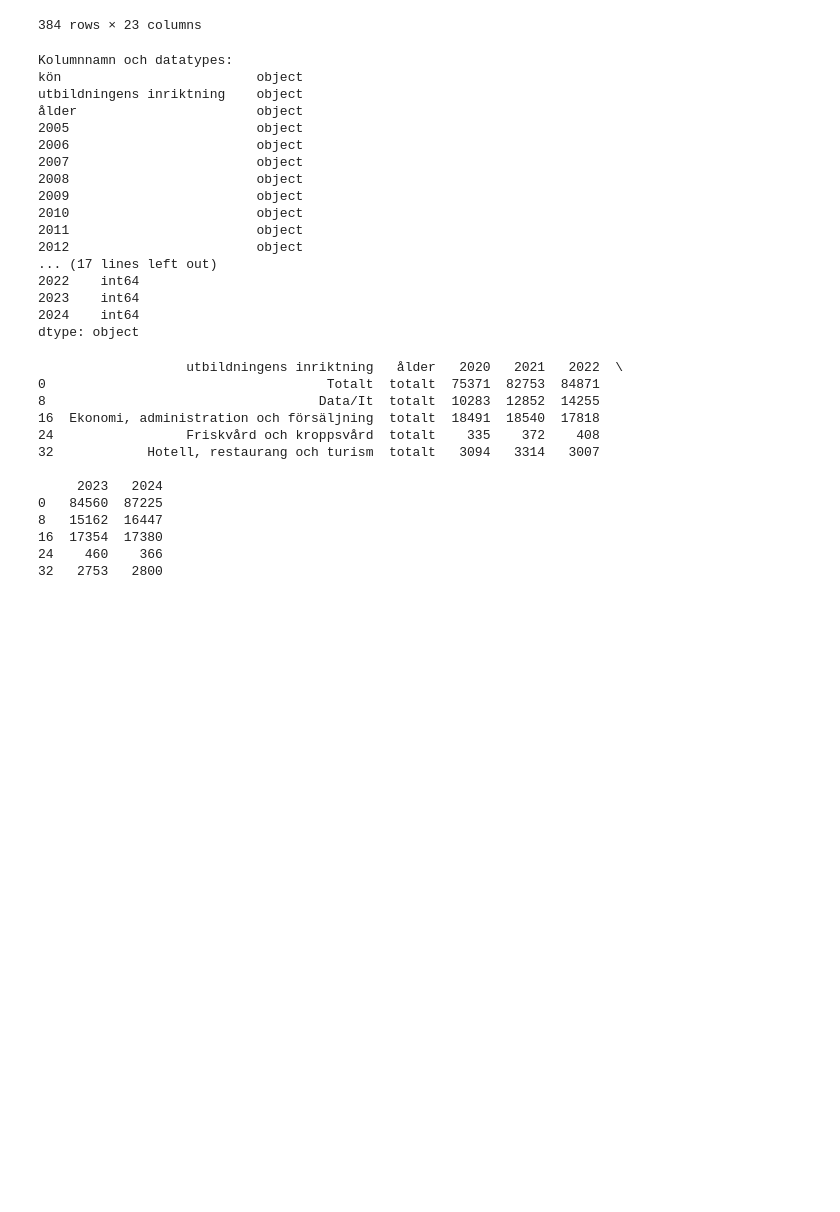
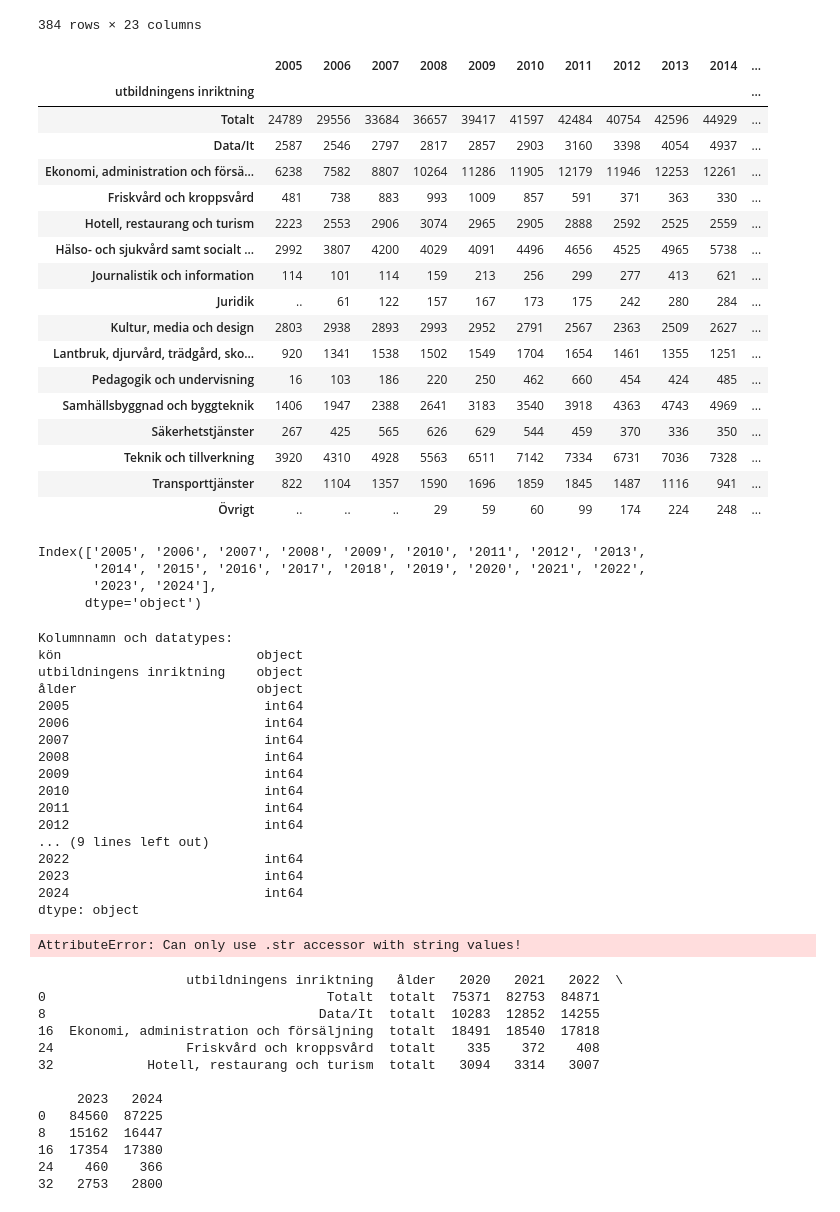
Before and after one commit to AlejandroHiroshima/Data_visualisation_grupp8, a Jupyter notebook: explorations/eda2_alexander.ipynb, the cells around one changed output. Cells and saved outputs as stored; diff of their text form; code cells hidden in the pictures; blank space fills up the shorter version.

```diff
--- a/explorations/eda2_alexander.ipynb
+++ b/explorations/eda2_alexander.ipynb
@@ -29,11 +29,45 @@ Encoding som används: ISO-8859-1
 | 382 | män | Övrigt | 45+ år | .. | .. | .. | .. | 3 | 3 | 4 | ... |
 | 383 | män | Övrigt | uppgift saknas | .. | .. | .. | .. | .. | .. | .. | ... |
 384 rows × 23 columns
+# %%
+df= df.query("kön == 'totalt'")
+df= df.query("ålder == 'totalt'")
+df= df.drop("ålder", axis = 1)
+df_cleaned= df.drop("kön", axis=1).set_index("utbildningens inriktning")
+df_cleaned
+# %% [output]
+|  | 2005 | 2006 | 2007 | 2008 | 2009 | 2010 | 2011 | 2012 | 2013 | 2014 | ... |
+| utbildningens inriktning |  |  |  |  |  |  |  |  |  |  | ... |
+| Totalt | 24789 | 29556 | 33684 | 36657 | 39417 | 41597 | 42484 | 40754 | 42596 | 44929 | ... |
+| Data/It | 2587 | 2546 | 2797 | 2817 | 2857 | 2903 | 3160 | 3398 | 4054 | 4937 | ... |
+| Ekonomi, administration och försä... | 6238 | 7582 | 8807 | 10264 | 11286 | 11905 | 12179 | 11946 | 12253 | 12261 | ... |
+| Friskvård och kroppsvård | 481 | 738 | 883 | 993 | 1009 | 857 | 591 | 371 | 363 | 330 | ... |
+| Hotell, restaurang och turism | 2223 | 2553 | 2906 | 3074 | 2965 | 2905 | 2888 | 2592 | 2525 | 2559 | ... |
+| Hälso- och sjukvård samt socialt ... | 2992 | 3807 | 4200 | 4029 | 4091 | 4496 | 4656 | 4525 | 4965 | 5738 | ... |
+| Journalistik och information | 114 | 101 | 114 | 159 | 213 | 256 | 299 | 277 | 413 | 621 | ... |
+| Juridik | .. | 61 | 122 | 157 | 167 | 173 | 175 | 242 | 280 | 284 | ... |
+| Kultur, media och design | 2803 | 2938 | 2893 | 2993 | 2952 | 2791 | 2567 | 2363 | 2509 | 2627 | ... |
+| Lantbruk, djurvård, trädgård, sko... | 920 | 1341 | 1538 | 1502 | 1549 | 1704 | 1654 | 1461 | 1355 | 1251 | ... |
+| Pedagogik och undervisning | 16 | 103 | 186 | 220 | 250 | 462 | 660 | 454 | 424 | 485 | ... |
+| Samhällsbyggnad och byggteknik | 1406 | 1947 | 2388 | 2641 | 3183 | 3540 | 3918 | 4363 | 4743 | 4969 | ... |
+| Säkerhetstjänster | 267 | 425 | 565 | 626 | 629 | 544 | 459 | 370 | 336 | 350 | ... |
+| Teknik och tillverkning | 3920 | 4310 | 4928 | 5563 | 6511 | 7142 | 7334 | 6731 | 7036 | 7328 | ... |
+| Transporttjänster | 822 | 1104 | 1357 | 1590 | 1696 | 1859 | 1845 | 1487 | 1116 | 941 | ... |
+| Övrigt | .. | .. | .. | 29 | 59 | 60 | 99 | 174 | 224 | 248 | ... |
+# %%
+# testar
+years = df.columns[3:]
+years
+# %% [output]
+Index(['2005', '2006', '2007', '2008', '2009', '2010', '2011', '2012', '2013',
+       '2014', '2015', '2016', '2017', '2018', '2019', '2020', '2021', '2022',
+       '2023', '2024'],
+      dtype='object')
 # %%
 print("Kolumnnamn och datatypes:")
 print(df.dtypes)
 
-years = ['2020', '2021', '2022', '2023', '2024']
+# years = ['2020', '2021', '2022', '2023', '2024']
 for year in years:
     df[year] = pd.to_numeric(df[year].str.replace('..', '0'), errors='coerce')
 
@@ -44,19 +78,20 @@ Kolumnnamn och datatypes:
 kön                         object
 utbildningens inriktning    object
 ålder                       object
-2005                        object
-2006                        object
-2007                        object
-2008                        object
-2009                        object
-2010                        object
-2011                        object
-2012                        object
-... (17 lines left out)
-2022    int64
-2023    int64
-2024    int64
+2005                         int64
+2006                         int64
+2007                         int64
+2008                         int64
+2009                         int64
+2010                         int64
+2011                         int64
+2012                         int64
+... (9 lines left out)
+2022                         int64
+2023                         int64
+2024                         int64
 dtype: object
+AttributeError: Can only use .str accessor with string values!
 # %%
 df_filtered = df[df['ålder'] == 'totalt']
 print(df_filtered[['utbildningens inriktning', 'ålder'] + years].head())
```
Also changed, not shown: 1 other file.
